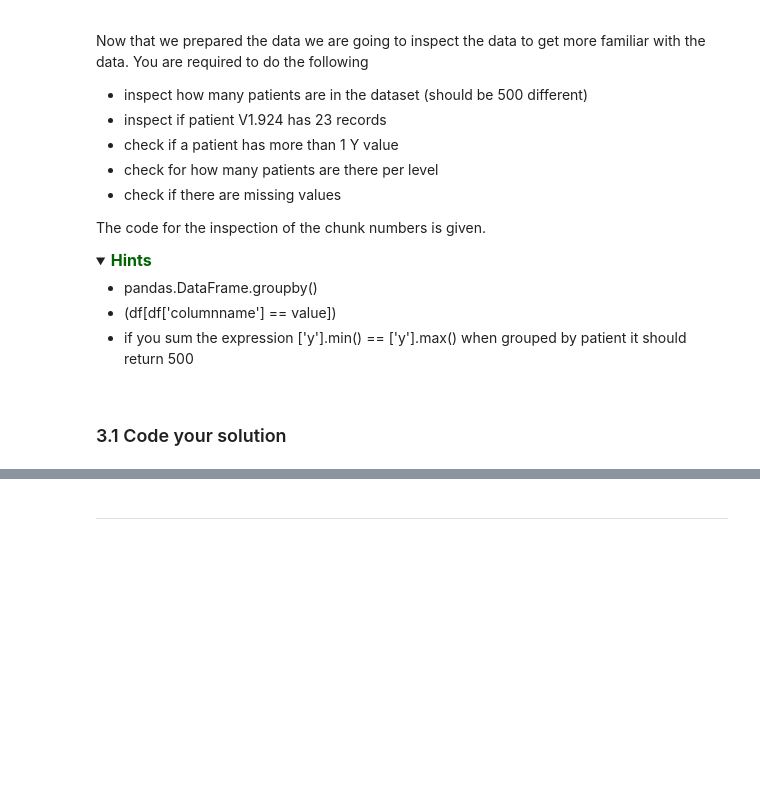
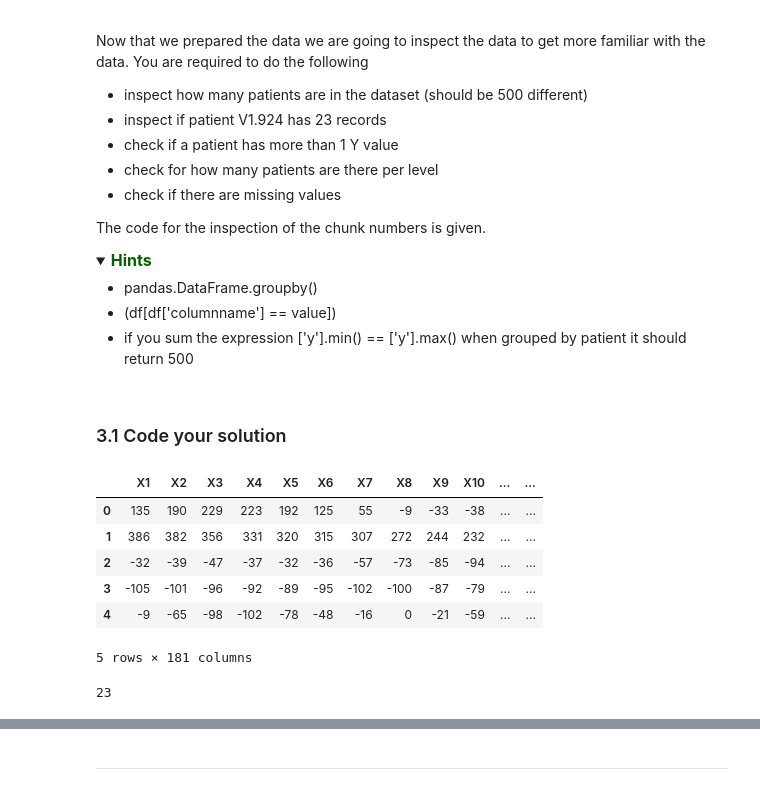
Before and after one commit to stijn-arends/BFVM19PROG1, a Jupyter notebook: assessments/Assignment_week_01.ipynb, the cells around one changed output, grey strips where cells are left out. Cells and saved outputs as stored; diff of their text form; code cells hidden in the pictures; folded sections open; blank space fills up the shorter version.

Commit message:
Finished assigment 1 - 5 from the first week assignment.

```diff
--- a/assessments/Assignment_week_01.ipynb
+++ b/assessments/Assignment_week_01.ipynb
@@ -80,0 +81,11 @@ df = ''
+# %%
+# change this code
+df = pd.read_csv("../data/eeg_data.csv")
+print(df.head())
+
+# Method one:
+# df.columns = ["ID", *df.columns[1:]]
+
+# Method two:
+df.rename(columns = {"Unnamed: 0": "ID"}, inplace = True)
+print(df.head())
@@ -129,0 +163,30 @@ Instructions:
+# %%
+# YOUR CODE HERE
+# Split the ID into chunk number and patient ID
+print(df.ID.head())
+
+# -----
+# Insert the idx and patient id into the first two columns
+# # Strip the X from the ID and split the ID column into two columns: idx(chunk number) and patient ID
+# ID = df.ID.str.lstrip("X").str.split(".", n = 1, expand = True)
+
+# # Change type of chunk  number
+# ID[0] = ID[0].astype(int)
+
+# # Insert the chunk number column into the dataframe
+# df.insert(1, column = "idx", value = ID.iloc[:, 0])
+
+# # Insert the patient id column into the dataframe
+# df.insert(2, column = "patient_id", value = ID.iloc[:, 1])
+# -----
+
+# Insert new columns at the end of the dataframe
+df[["idx", "patient_id"]] = df.ID.str.lstrip("X").str.split(".", n = 1, expand = True)
+
+# Change type of idx column
+df["idx"] = df["idx"].astype(int)
+
+# Drop the ID column
+df.drop(columns = 'ID', axis = 1, inplace = True)
+
+print(df.head())
@@ -181,8 +275,20 @@ The code for the inspection of the chunk numbers is given.
 # %% [markdown]
 <a name='ex-31'></a>
 ### 3.1 Code your solution
+# %%
+df.head()
+# %% [output]
+|  | X1 | X2 | X3 | X4 | X5 | X6 | X7 | X8 | X9 | X10 | ... | ... |
+| 0 | 135 | 190 | 229 | 223 | 192 | 125 | 55 | -9 | -33 | -38 | ... | ... |
+| 1 | 386 | 382 | 356 | 331 | 320 | 315 | 307 | 272 | 244 | 232 | ... | ... |
+| 2 | -32 | -39 | -47 | -37 | -32 | -36 | -57 | -73 | -85 | -94 | ... | ... |
+| 3 | -105 | -101 | -96 | -92 | -89 | -95 | -102 | -100 | -87 | -79 | ... | ... |
+| 4 | -9 | -65 | -98 | -102 | -78 | -48 | -16 | 0 | -21 | -59 | ... | ... |
+5 rows × 181 columns
 # %%
 # should have 23 chunck numbers
 len(pd.DataFrame(df.groupby('idx')))
+# %% [output]
+23
 # %%
 #YOUR CODE HERE to
```
Also changed, not shown: parts of 17 cells of this notebook.
